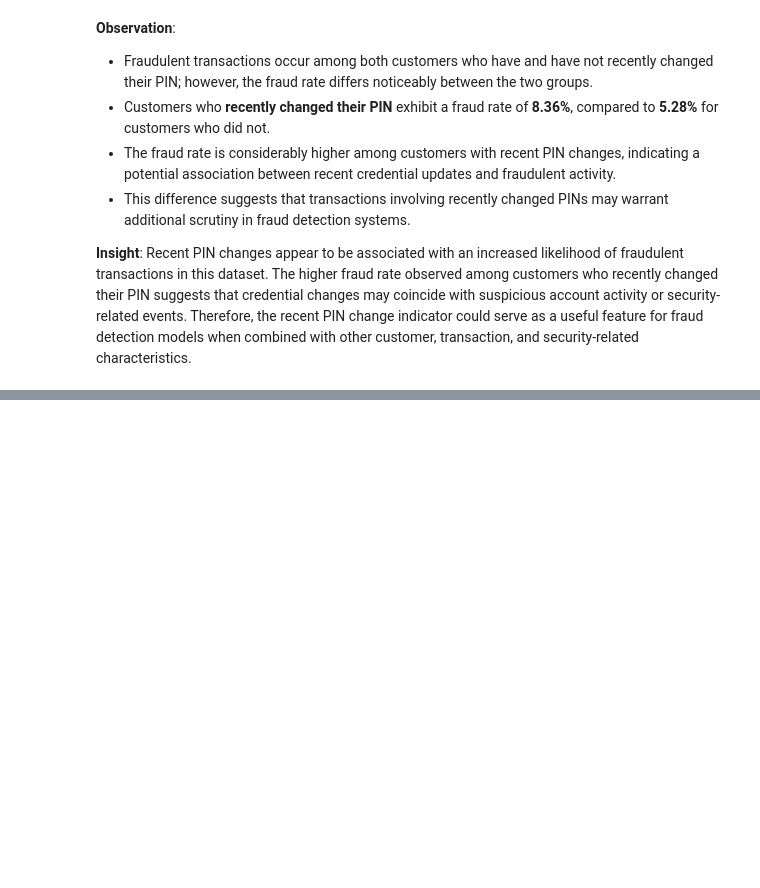
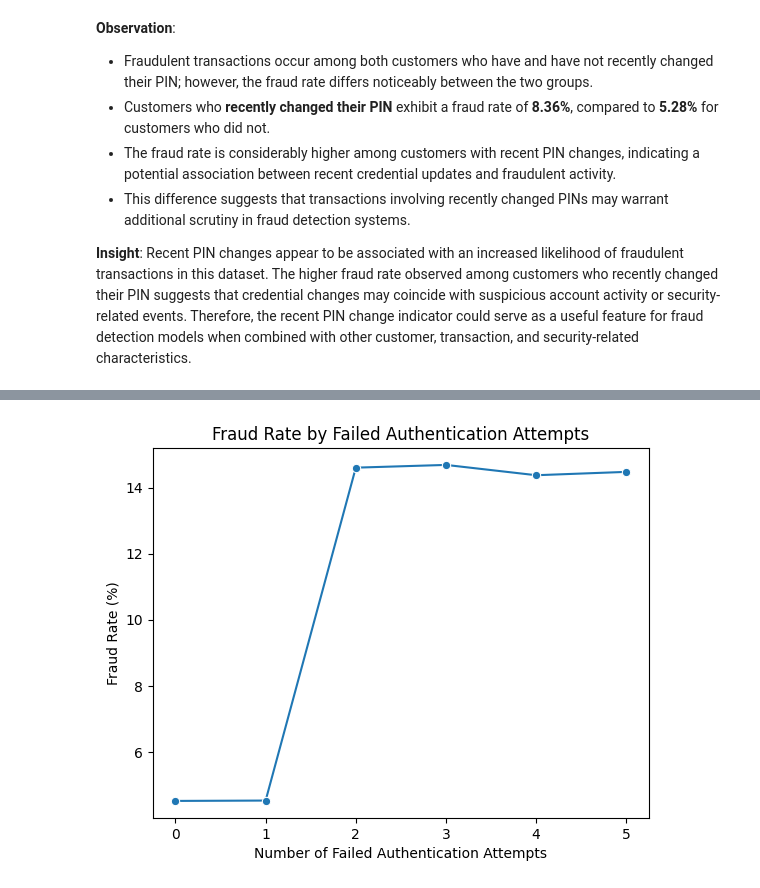
Before and after one commit to abhi-saurav-saroya/bank-fraud-eda, a Jupyter notebook: notebooks/02_exploratory_data_analysis.ipynb, the cells around one changed output, grey strips where cells are left out. Drawn from its saved outputs; the diff is of its cells as text; code cells hidden in the pictures; blank space fills up the shorter version.

```diff
--- a/notebooks/02_exploratory_data_analysis.ipynb
+++ b/notebooks/02_exploratory_data_analysis.ipynb
@@ -2434,0 +2489,20 @@ plt.show()
+# %%
+failed_attempts_fraud_rate = (
+    df.groupby("failed_attempts")["is_fraud"]
+      .mean()
+      .mul(100)
+)
+
+sns.lineplot(
+    x=failed_attempts_fraud_rate.index,
+    y=failed_attempts_fraud_rate.values,
+    marker="o"
+)
+
+plt.title("Fraud Rate by Failed Authentication Attempts")
+plt.xlabel("Number of Failed Authentication Attempts")
+plt.ylabel("Fraud Rate (%)")
+
+plt.show()
+# %% [output]
+[figure, added]
```
Also changed, not shown: parts of 6 cells of this notebook.
